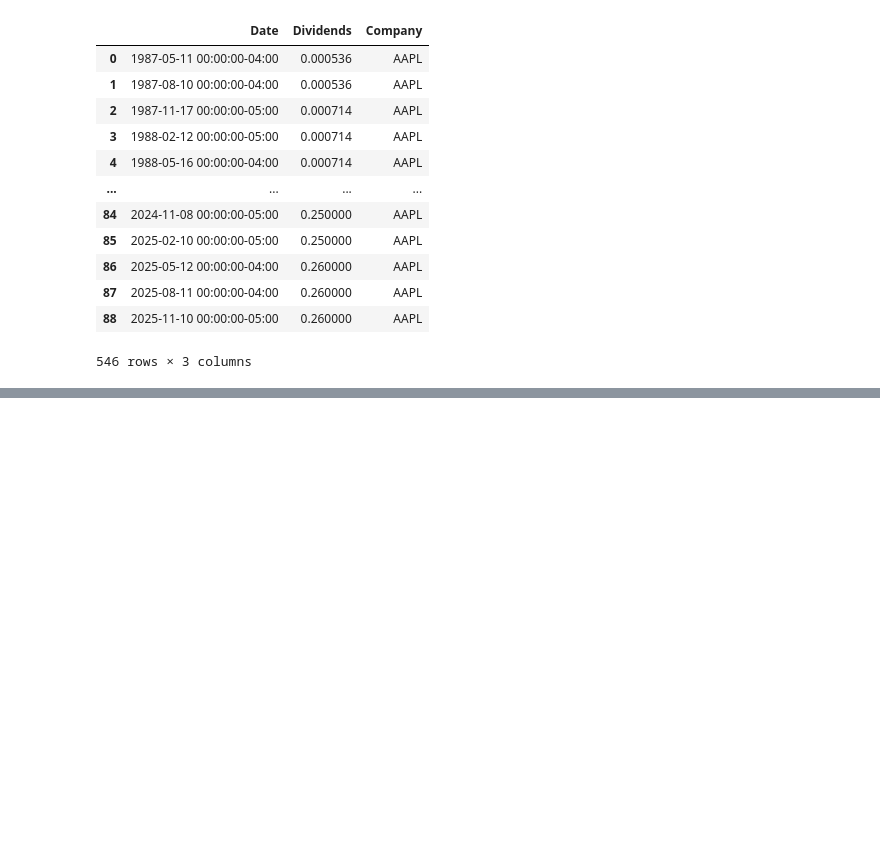
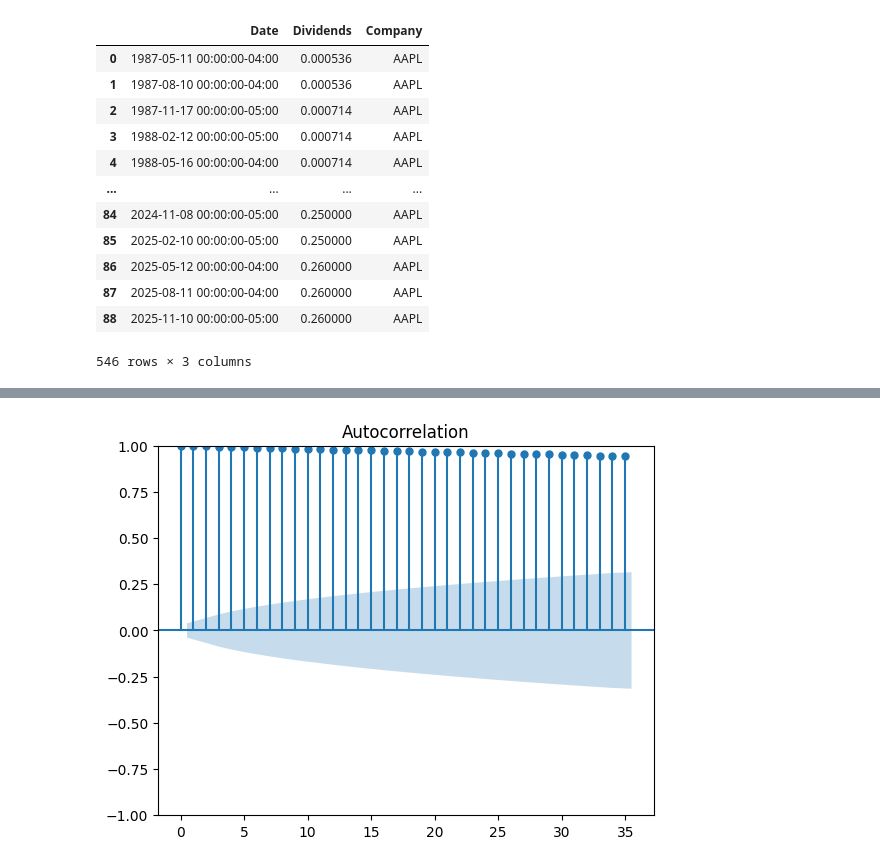
Before and after one commit to Anay12/Stock_Data_Project, a Jupyter notebook: Stock Data.ipynb, the cells around one changed output, grey strips where cells are left out. Drawn from its saved outputs; the diff is of its cells as text; code cells hidden in the pictures; blank space fills up the shorter version.

```diff
--- a/Stock Data.ipynb
+++ b/Stock Data.ipynb
@@ -176,0 +172,5 @@ plt.show()
+# %%
+tsaplots.plot_acf(appl_df['Close'])
+plt.show()
+# %% [output]
+[figure, added]
```
Also changed, not shown: parts of 6 cells of this notebook, 5 other files.
